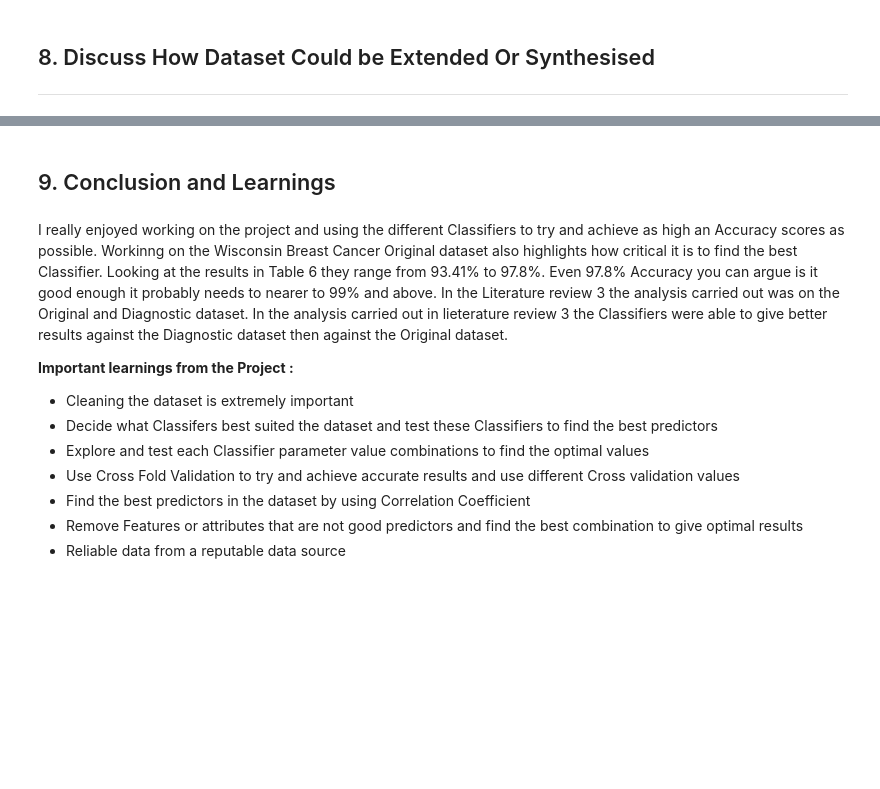
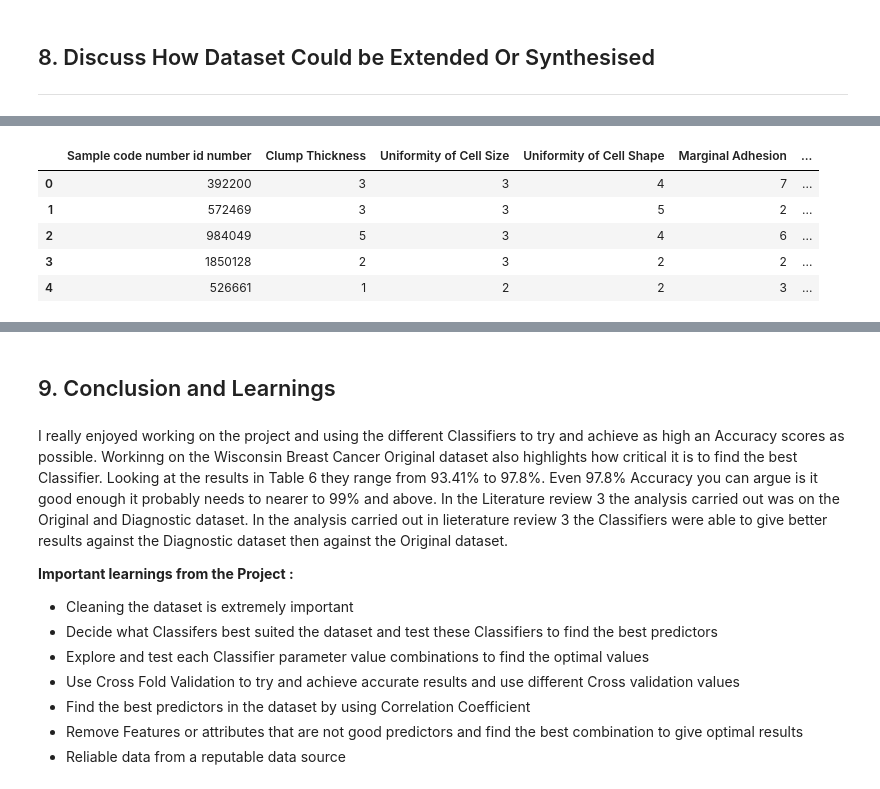
Before and after one commit to loughjo/ProgDataAnalysis-Project-2, a Jupyter notebook: ProgDataAnalysisProject2.ipynb, the cells around one changed output, grey strips where cells are left out. Cells and saved outputs as stored; diff of their text form; code cells hidden in the pictures; blank space fills up the shorter version.

```diff
--- a/ProgDataAnalysisProject2.ipynb
+++ b/ProgDataAnalysisProject2.ipynb
@@ -1603,0 +1667,9 @@ plt.show()
+# %%
+sample.head()
+# %% [output]
+|  | Sample code number id number | Clump Thickness | Uniformity of Cell Size | Uniformity of Cell Shape | Marginal Adhesion | ... |
+| 0 | 392200 | 3 | 3 | 4 | 7 | ... |
+| 1 | 572469 | 3 | 3 | 5 | 2 | ... |
+| 2 | 984049 | 5 | 3 | 4 | 6 | ... |
+| 3 | 1850128 | 2 | 3 | 2 | 2 | ... |
+| 4 | 526661 | 1 | 2 | 2 | 3 | ... |
```
Also changed, not shown: parts of 48 cells of this notebook.
